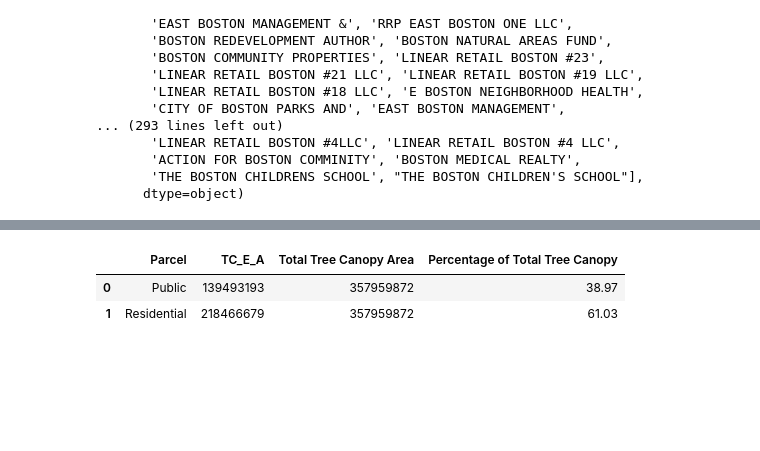
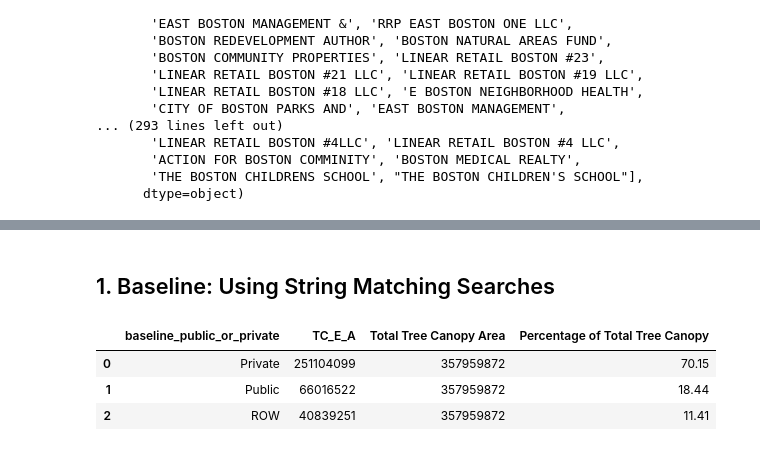
Before and after one commit to BU-Spark/ds-bcc-tree-canopy, a Jupyter notebook: public_private_Tree_Canopy_Metrics.ipynb, the cells around one changed output, grey strips where cells are left out. Cells and saved outputs as stored; diff of their text form; code cells hidden in the pictures; blank space fills up the shorter version.

```diff
--- a/public_private_Tree_Canopy_Metrics.ipynb
+++ b/public_private_Tree_Canopy_Metrics.ipynb
@@ -1,7 +1,10 @@
 # %%
 import pandas as pd
-# Tree Canopy Metric Dataset reflects 2019 tree canopy area
-df = pd.read_csv('PARCELS_Tree_Canopy_Metrics.csv')
+import numpy as np
+
+# read Parcels Tree Canopy Metric Dataset layer from Analyze Boston
+# Data reflects 2019 tree canopy area aggregated at the parcel level
+parcels_tree_canopy_metrics = pd.read_csv('datasets/PARCELS_Tree_Canopy_Metrics.csv')
 # %% [markdown]
 # 1. What percentage of Boston's tree canopy is located on public land versus residential parcels?
 # %% [markdown]
@@ -135,9 +145,9 @@ array(['CITY OF BOSTON BY FCL', 'CITY OF BOSTON',
 # %%
 # Replace any rows with a ' '  owner with a null
-df["OWNER"] = df["OWNER"].replace(" ", pd.NA)
+parcels_tree_canopy_metrics["OWNER"] = parcels_tree_canopy_metrics["OWNER"].replace(" ", pd.NA)
 
 # find all null rows
-df[df["OWNER"].isna()]
+parcels_tree_canopy_metrics[parcels_tree_canopy_metrics["OWNER"].isna()]
 
 # Classify the null row owner as 'CITY OF BOSTON', since it represents all roads and sidewalks in Boston
-df.loc[df["OWNER"].isna(), "OWNER"] = "CITY OF BOSTON"
+parcels_tree_canopy_metrics.loc[parcels_tree_canopy_metrics["OWNER"].isna(), "OWNER"] = "ROW"
@@ -146,3 +161,5 @@ df.loc[df["OWNER"].isna(), "OWNER"] = "CITY OF BOSTON"
+# %% [markdown]
+## 1. Baseline: Using String Matching Searches
 # %%
 #list of owners that are classified as publicly owned
 public_owners = {
@@ -159,43 +176,43 @@ public_owners = {
        'CITY OF BOSTON DND', 'CITY OF BOSTON PUB FACIL',
        'CITY OF BOSTON CREDIT UNION', 'CITY OF BOSTON PUBLIC HEALTH',
        'CITY OF BOSTON PARKS & REC', 'CITY OF BOSTON PFD',
        'CITY OF BOSTON CONSERVATION', 'CITY OF BOSTON PUBLIC WORKS',
-       'CITY OF BOSTON (PARK)', 'CITY OF BOSTON LIBRARY DEPT', 'CITY OB BOSTON PUBLIC HEALTH', 'BOSTON PUBLIC HEALTH', 'BOSTON PUBLIC HEALTH COMM',
-       'PUBLIC FACILITIES COMM','CITY OF BOSTON FIRE DEPARTME', 'PUBLIC FACILITIES COMM', 'DEPARTMENT OF PUBLIC WORKS', 'TRUSTEES OF PUBLIC LIBRARY',
-       # Commonwealth of Massachusetts
-      "COMMONWEALTH OF MASS", "COMMWLTH OF MASS",
+       'CITY OF BOSTON (PARK)', 'CITY OF BOSTON LIBRARY DEPT', 'CITY OB BOSTON PUBLIC HEALTH','CITY OF BOSTON FIRE DEPARTME',
        # Boston Water and Sewer Commission
       'BOSTON WATER AND SEWER COMM', 'BOSTON WATER AND SEWER', 'BOSTON WATER & SEWER','BOSTON WATER & SEWER COMM',
        # Boston Housing Authority
       'BOSTON HOUSING AUTHORITY', 'BOSTON HOUSING AUTH', 'BOSTON HOUSING AUTHOURTY',
        # Boston Redevelopment Authority
        'BOSTON REDEVELOPMENT LLC', 'BOSTON REDEVELOPMENT AUTHORI','BOSTON REDEVELOPMENT', 'BOSTON REDEVELOPMENT AUTHOR', 'BOSTON REDEVELOPMNT AUTH',
        'BOSTON REDEVELOPMENT AUTH', 'BOSTON REDEVLPMNT AUTH','BOSTON REDEVLPMNT AUTHOR','BOSTON  REDEVELOPMENT',
        'BOSTON REDEVLOPMENT AUTHORIT', 'BOSTON REDEVOPMENT AUTH', 'BOSTON REDEVLOPMENT AUTH',
        'BOSTON REDEVELOPEMENT AUTH', 'BOSTON REDEVELOP AUTHORITY', 'BOSTON REDEVELPOMENT AUTH',
        # Boston Planning and Development Agency
        'BOSTON DEVELOPMENT'
                  }
 
 
 
 # Calculate the total TC_E_A(Tree canopy existing area) - total tree canopy that exists in Boston
-total_tree_canopy = df["TC_E_A"].sum()
+total_tree_canopy = parcels_tree_canopy_metrics["TC_E_A"].sum()
 
 # Create a new column called 'Parcel'
-df["Parcel"] = df["OWNER"].apply(lambda x: "Public" if x in public_owners else "Residential")
+parcels_tree_canopy_metrics["baseline_public_or_private"] = parcels_tree_canopy_metrics["OWNER"].apply(lambda x: "Public" if x in public_owners
+                                 else "ROW" if x == "ROW"
+                                 else "Private")
 
 # Group TC_E_A(Tree canopy existing area) by public/residential
-agg_by_parcel = df.groupby("Parcel")["TC_E_A"].sum().reset_index()
+baseline_agg_tree_canopy = parcels_tree_canopy_metrics.groupby("baseline_public_or_private")["TC_E_A"].sum().reset_index()
 
 # Add total tree canopy to the dataframe
-agg_by_parcel["Total Tree Canopy Area"] = total_tree_canopy
+baseline_agg_tree_canopy["Total Tree Canopy Area"] = total_tree_canopy
 
 # Calculate Percentage of Tree Canopy
-agg_by_parcel["Percentage of Total Tree Canopy"] = ((agg_by_parcel["TC_E_A"] / agg_by_parcel["Total Tree Canopy Area"])*100).round(2)
+baseline_agg_tree_canopy["Percentage of Total Tree Canopy"] = ((baseline_agg_tree_canopy["TC_E_A"] / baseline_agg_tree_canopy["Total Tree Canopy Area"])*100).round(2)
 
-agg_by_parcel
+baseline_agg_tree_canopy
 # %% [output]
-|  | Parcel | TC_E_A | Total Tree Canopy Area | Percentage of Total Tree Canopy |
-| 0 | Public | 139493193 | 357959872 | 38.97 |
-| 1 | Residential | 218466679 | 357959872 | 61.03 |
+|  | baseline_public_or_private | TC_E_A | Total Tree Canopy Area | Percentage of Total Tree Canopy |
+| 0 | Private | 251104099 | 357959872 | 70.15 |
+| 1 | Public | 66016522 | 357959872 | 18.44 |
+| 2 | ROW | 40839251 | 357959872 | 11.41 |
```
Also changed, not shown: parts of 24 cells of this notebook, 7 other files.
